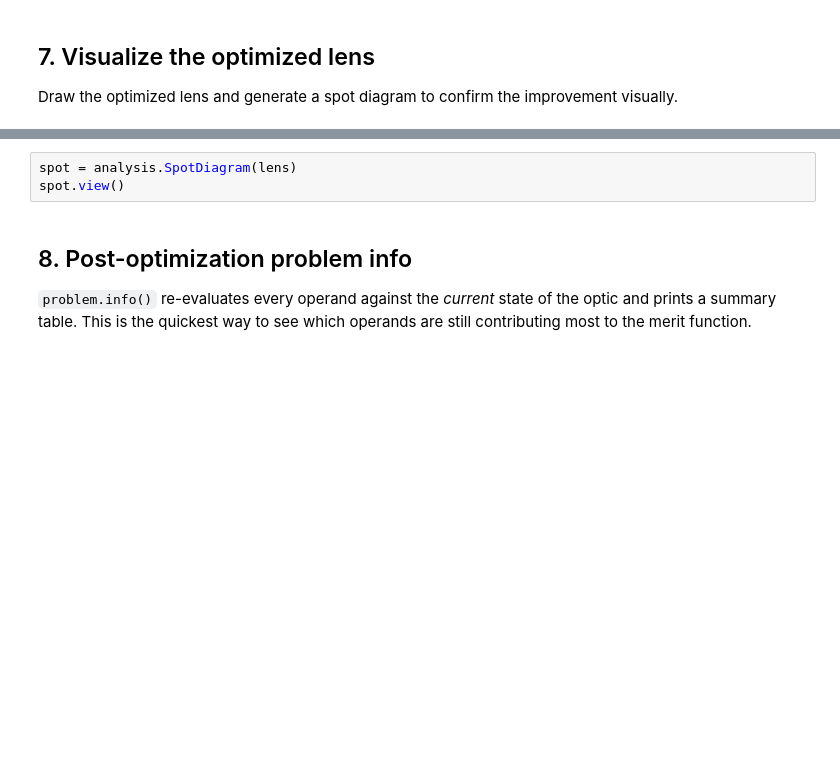
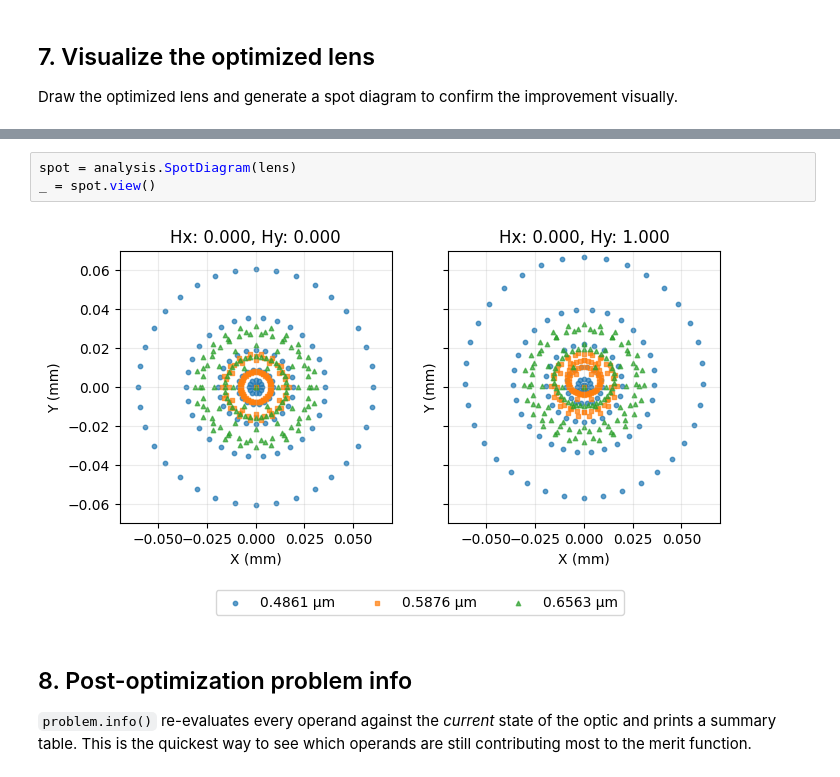
Before and after one commit to optiland/optiland, a Jupyter notebook: docs/examples/Tutorial_3a_Optimization_Basics.ipynb, the cells around one changed output, grey strips where cells are left out. Cells and saved outputs as stored; diff of their text form; blank space fills up the shorter version.

```diff
--- a/docs/examples/Tutorial_3a_Optimization_Basics.ipynb
+++ b/docs/examples/Tutorial_3a_Optimization_Basics.ipynb
@@ -163,6 +220,8 @@ lens.draw()
 # %%
 spot = analysis.SpotDiagram(lens)
-spot.view()
+_ = spot.view()
+# %% [output]
+[figure, added]
 # %% [markdown]
 ## 8. Post-optimization problem info
 
```
Also changed, not shown: parts of 10 cells of this notebook, 6 other files.
